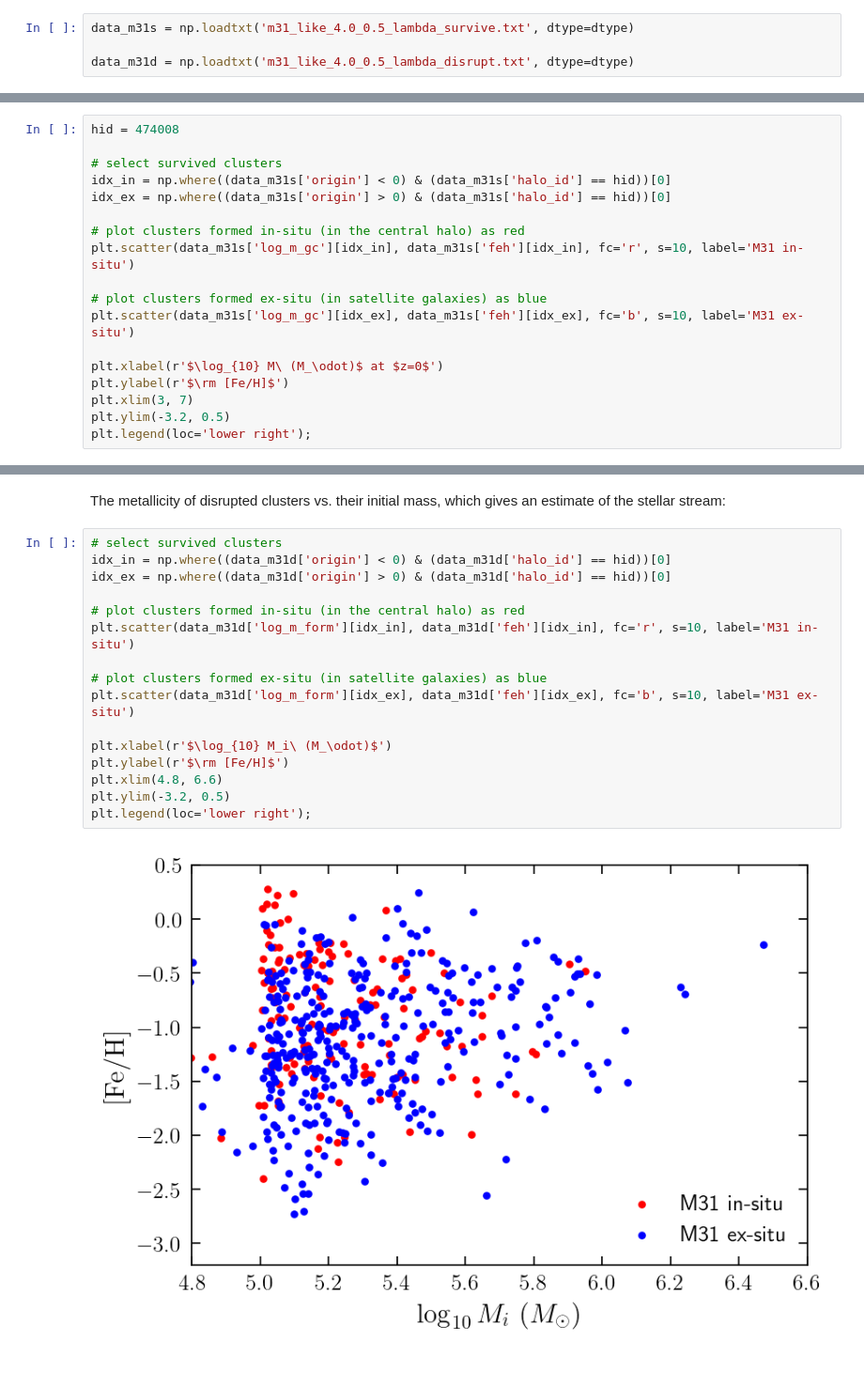
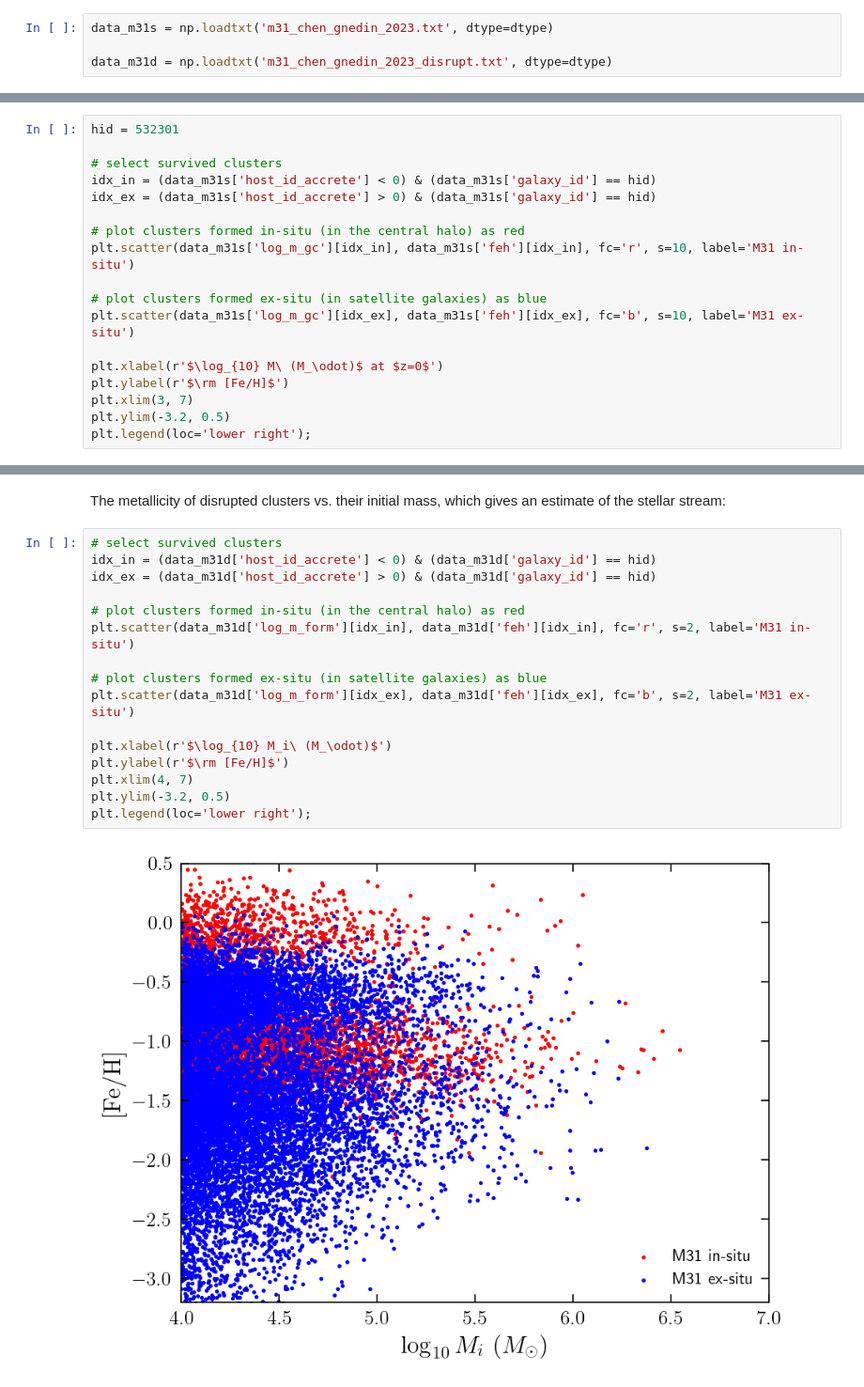
Before and after one commit to ognedin/gc_model_mw, a Jupyter notebook: gc_model_catalog.ipynb, the cells around one changed output, grey strips where cells are left out. Shown at 94% size. Saved outputs shown, nothing was run; the diff lists cells and outputs as text.

```diff
--- a/gc_model_catalog.ipynb
+++ b/gc_model_catalog.ipynb
@@ -126,5 +123,5 @@ plt.legend(loc='lower right');
 # %%
-data_m31s = np.loadtxt('m31_like_4.0_0.5_lambda_survive.txt', dtype=dtype)
+data_m31s = np.loadtxt('m31_chen_gnedin_2023.txt', dtype=dtype)
 
-data_m31d = np.loadtxt('m31_like_4.0_0.5_lambda_disrupt.txt', dtype=dtype)
+data_m31d = np.loadtxt('m31_chen_gnedin_2023_disrupt.txt', dtype=dtype)
 # %%
@@ -142,9 +139,9 @@ Example below plots the GC mass at z=0 vs. metallicity for halo 474008:
 # %%
-hid = 474008
+hid = 532301
 
 # select survived clusters
-idx_in = np.where((data_m31s['origin'] < 0) & (data_m31s['halo_id'] == hid))[0]
-idx_ex = np.where((data_m31s['origin'] > 0) & (data_m31s['halo_id'] == hid))[0]
+idx_in = (data_m31s['host_id_accrete'] < 0) & (data_m31s['galaxy_id'] == hid)
+idx_ex = (data_m31s['host_id_accrete'] > 0) & (data_m31s['galaxy_id'] == hid)
 
 # plot clusters formed in-situ (in the central halo) as red
 plt.scatter(data_m31s['log_m_gc'][idx_in], data_m31s['feh'][idx_in], fc='r', s=10, label='M31 in-situ')
@@ -163,19 +160,19 @@ plt.legend(loc='lower right');
 The metallicity of disrupted clusters vs. their initial mass, which gives an estimate of the stellar stream:
 # %%
 # select survived clusters
-idx_in = np.where((data_m31d['origin'] < 0) & (data_m31d['halo_id'] == hid))[0]
-idx_ex = np.where((data_m31d['origin'] > 0) & (data_m31d['halo_id'] == hid))[0]
+idx_in = (data_m31d['host_id_accrete'] < 0) & (data_m31d['galaxy_id'] == hid)
+idx_ex = (data_m31d['host_id_accrete'] > 0) & (data_m31d['galaxy_id'] == hid)
 
 # plot clusters formed in-situ (in the central halo) as red
-plt.scatter(data_m31d['log_m_form'][idx_in], data_m31d['feh'][idx_in], fc='r', s=10, label='M31 in-situ')
+plt.scatter(data_m31d['log_m_form'][idx_in], data_m31d['feh'][idx_in], fc='r', s=2, label='M31 in-situ')
 
 # plot clusters formed ex-situ (in satellite galaxies) as blue
-plt.scatter(data_m31d['log_m_form'][idx_ex], data_m31d['feh'][idx_ex], fc='b', s=10, label='M31 ex-situ')
+plt.scatter(data_m31d['log_m_form'][idx_ex], data_m31d['feh'][idx_ex], fc='b', s=2, label='M31 ex-situ')
 
 plt.xlabel(r'$\log_{10} M_i\ (M_\odot)$')
 plt.ylabel(r'$\rm [Fe/H]$')
-plt.xlim(4.8, 6.6)
+plt.xlim(4, 7)
 plt.ylim(-3.2, 0.5)
 plt.legend(loc='lower right');
 # %% [output]
-[figure, old version]
+[figure, new version]
```
Also changed, not shown: parts of 13 cells of this notebook.
